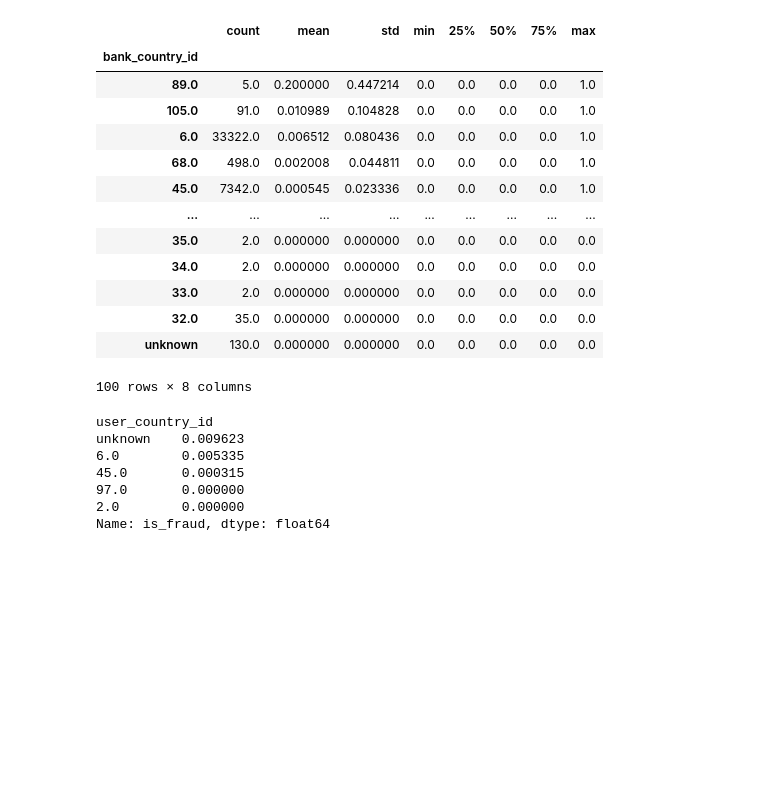
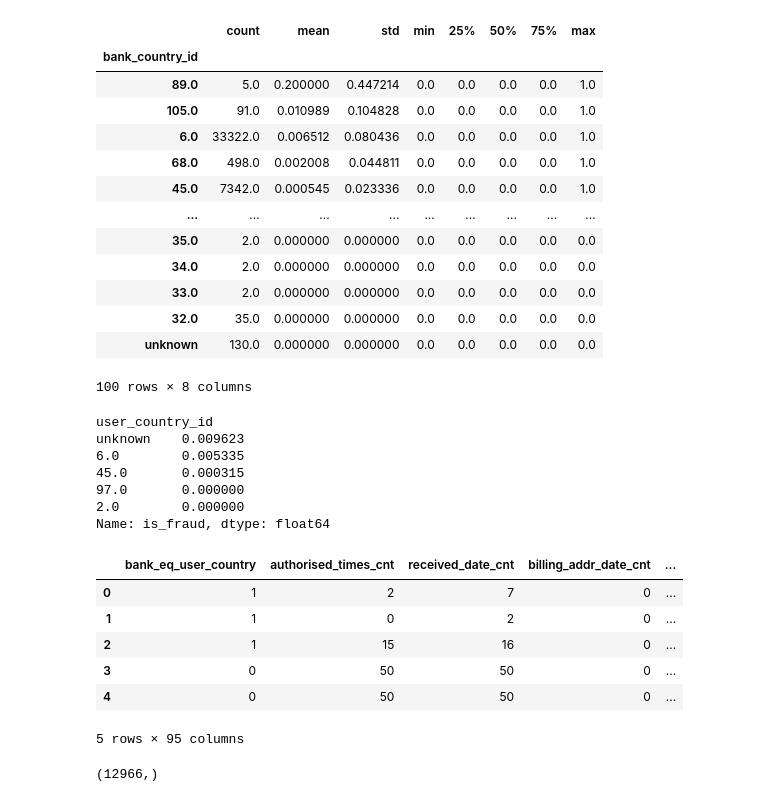
Before and after one commit to ssantic/Adyen-Homework, a Jupyter notebook: SupervisedChallenge__283_29.ipynb, the cells around one changed output. Drawn from its saved outputs; the diff is of its cells as text; code cells hidden in the pictures; blank space fills up the shorter version.

Commit message:
Prepare the train/test split.

```diff
--- a/SupervisedChallenge__283_29.ipynb
+++ b/SupervisedChallenge__283_29.ipynb
@@ -318,8 +320,7 @@ modeling_df = pd.concat([df[['bank_eq_user_country',
                         'is_user_country_45',
                         'amount_eur',
                         'refused_by_adyen_risk',
-                        'refused_by_bank',
-                        'is_fraud']],
+                        'refused_by_bank']],
                         merchant_dummies,
                         card_network_dummies,
                         card_type_dummies,
@@ -328,3 +329,13 @@ modeling_df = pd.concat([df[['bank_eq_user_country',
                         dow_dummies,
                         hour_dummies],
                         axis=1)
+# %%
+modeling_df.head()
+# %% [output]
+|  | bank_eq_user_country | authorised_times_cnt | received_date_cnt | billing_addr_date_cnt | ... |
+| 0 | 1 | 2 | 7 | 0 | ... |
+| 1 | 1 | 0 | 2 | 0 | ... |
+| 2 | 1 | 15 | 16 | 0 | ... |
+| 3 | 0 | 50 | 50 | 0 | ... |
+| 4 | 0 | 50 | 50 | 0 | ... |
+5 rows × 95 columns
@@ -330,0 +344,4 @@ modeling_df = pd.concat([df[['bank_eq_user_country',
+# %%
+y_test.shape
+# %% [output]
+(12966,)
```
Also changed, not shown: parts of 2 cells of this notebook.
